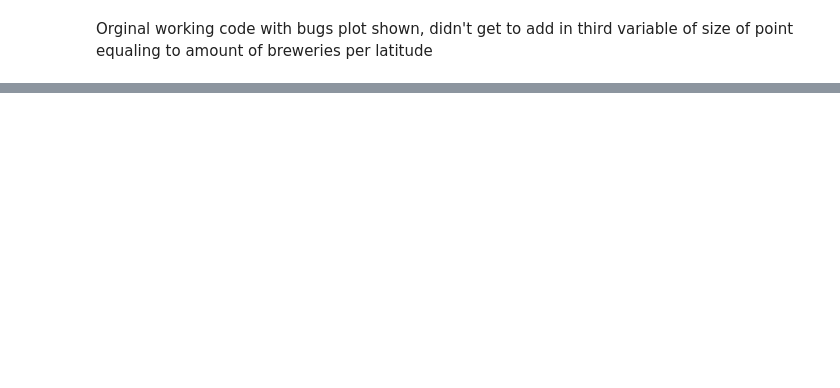
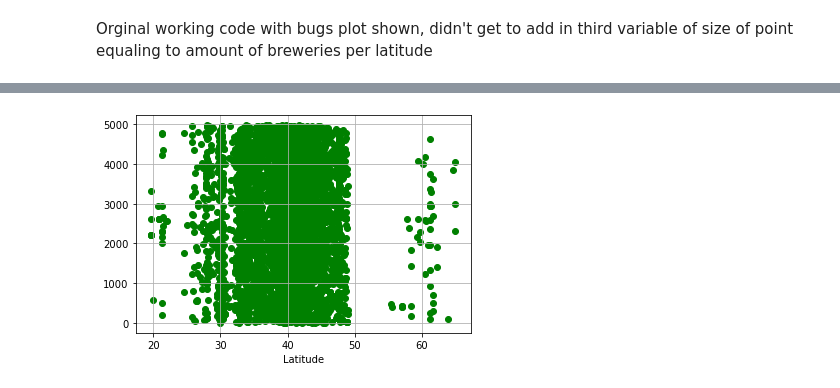
Before and after one commit to bgtaber/brewcrew_project, a Jupyter notebook: Scripts/beer.ipynb, the cells around one changed output, grey strips where cells are left out. Cells and saved outputs as stored; diff of their text form; code cells hidden in the pictures; blank space fills up the shorter version.

```diff
--- a/Scripts/beer.ipynb
+++ b/Scripts/beer.ipynb
@@ -167,0 +230,8 @@ plt.show()
+# %%
+plt.scatter(x = merged_df["latitude"], y = merged_df.index,marker = "o", c= "g")
+plt.xlabel("Latitude")
+plt.grid(True)
+#plt.savefig("../output_data/Fig1")
+plt.show()
+# %% [output]
+[figure, added]
```
Also changed, not shown: parts of 14 cells of this notebook.
